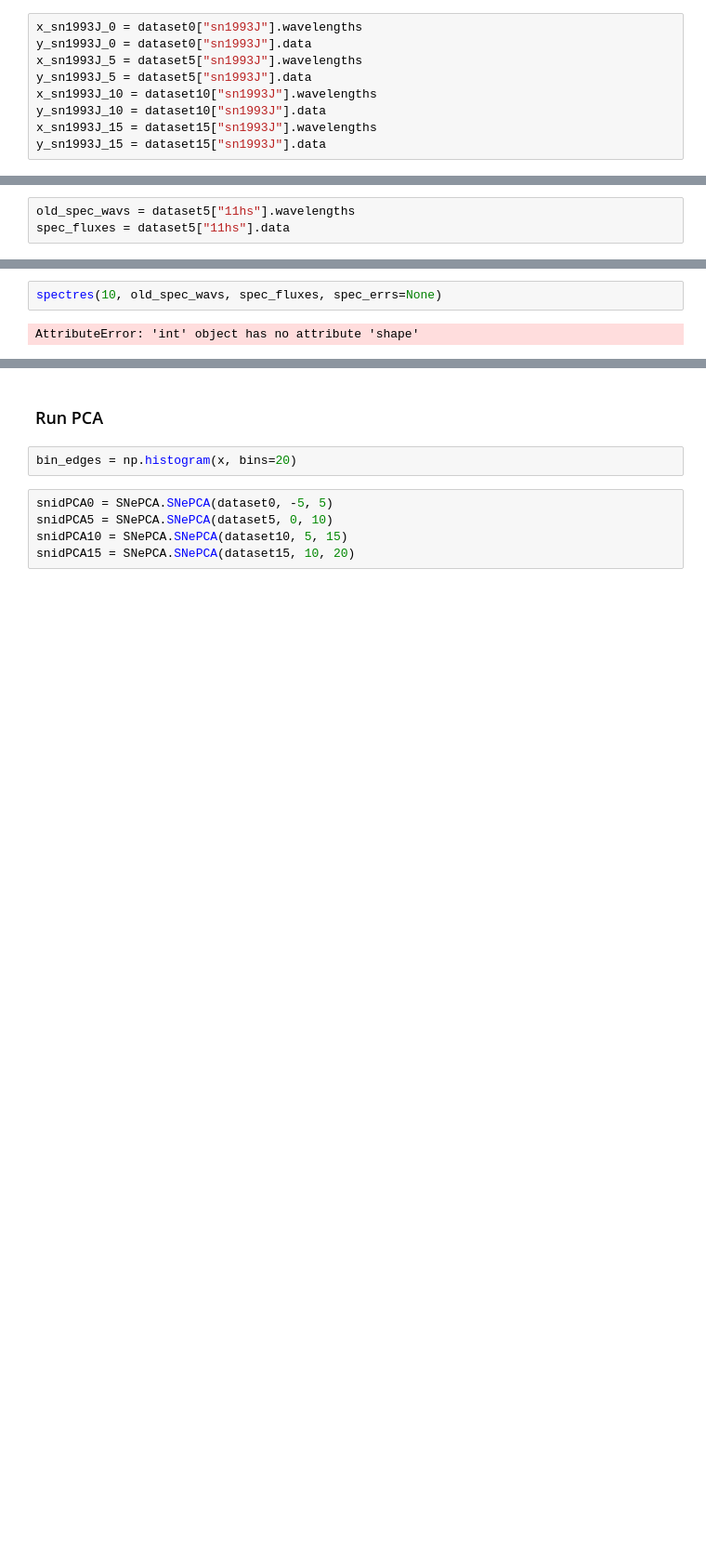
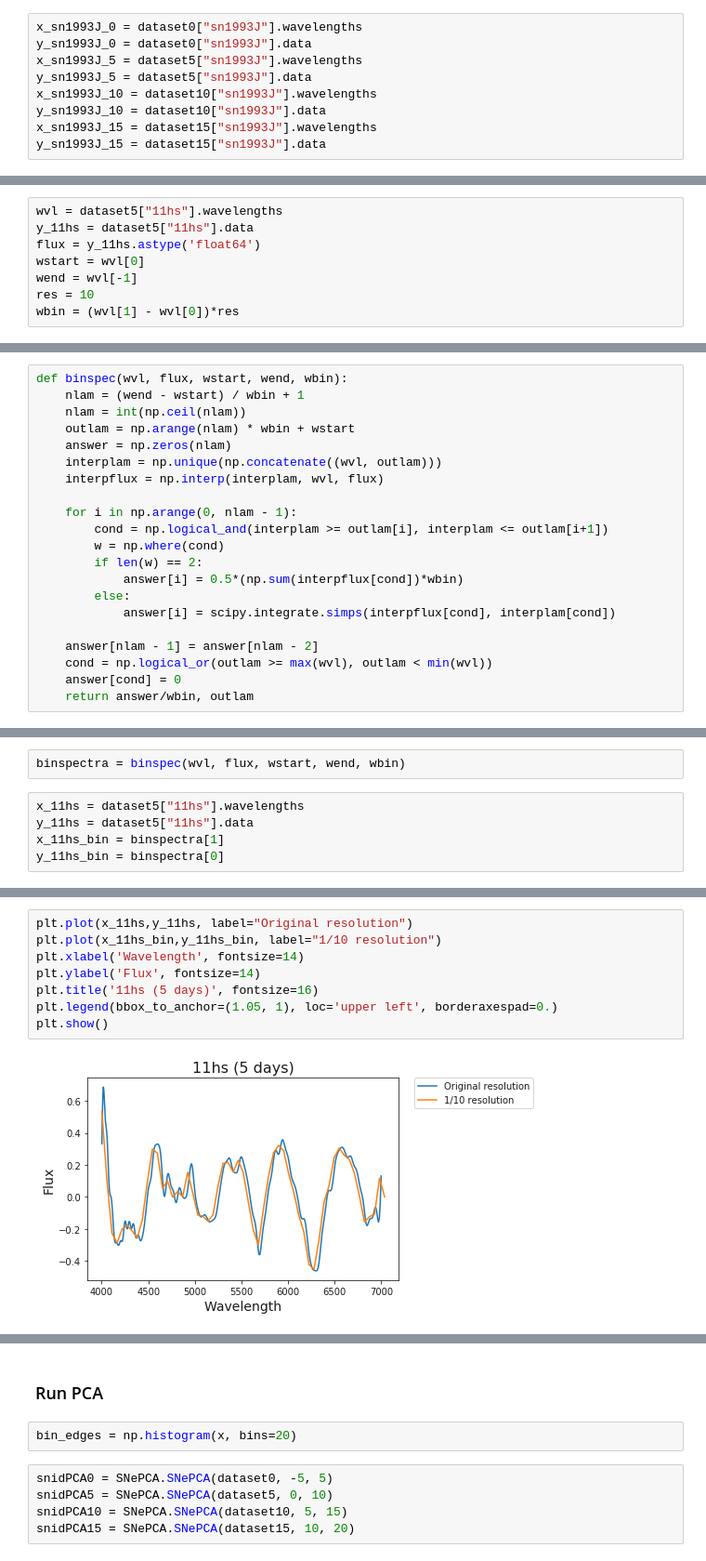
Before and after one commit to umerudel/SESNspectraPCA, a Jupyter notebook: code/binSpectra.ipynb, the cells around one changed output, grey strips where cells are left out. Shown at 93% size. Cells and saved outputs as stored; diff of their text form; blank space fills up the shorter version.

```diff
--- a/code/binSpectra.ipynb
+++ b/code/binSpectra.ipynb
@@ -470,0 +374,8 @@ array([4001.77      , 4012.64640777, 4023.55291262, 4034.48966019,
+# %%
+wvl = dataset5["11hs"].wavelengths
+y_11hs = dataset5["11hs"].data
+flux = y_11hs.astype('float64')
+wstart = wvl[0]
+wend = wvl[-1]
+res = 10
+wbin = (wvl[1] - wvl[0])*res
@@ -470,0 +386,21 @@ array([4001.77      , 4012.64640777, 4023.55291262, 4034.48966019,
+# %%
+def binspec(wvl, flux, wstart, wend, wbin):
+    nlam = (wend - wstart) / wbin + 1
+    nlam = int(np.ceil(nlam))
+    outlam = np.arange(nlam) * wbin + wstart
+    answer = np.zeros(nlam)
+    interplam = np.unique(np.concatenate((wvl, outlam)))
+    interpflux = np.interp(interplam, wvl, flux)
+
+    for i in np.arange(0, nlam - 1):
+        cond = np.logical_and(interplam >= outlam[i], interplam <= outlam[i+1])
+        w = np.where(cond)
+        if len(w) == 2:
+            answer[i] = 0.5*(np.sum(interpflux[cond])*wbin)
+        else:
+            answer[i] = scipy.integrate.simps(interpflux[cond], interplam[cond])
+
+    answer[nlam - 1] = answer[nlam - 2]
+    cond = np.logical_or(outlam >= max(wvl), outlam < min(wvl))
+    answer[cond] = 0
+    return answer/wbin, outlam
@@ -471,3 +426,7 @@ array([4001.77      , 4012.64640777, 4023.55291262, 4034.48966019,
+# %%
+binspectra = binspec(wvl, flux, wstart, wend, wbin)
 # %%
-old_spec_wavs = dataset5["11hs"].wavelengths
-spec_fluxes = dataset5["11hs"].data
+x_11hs = dataset5["11hs"].wavelengths
+y_11hs = dataset5["11hs"].data
+x_11hs_bin = binspectra[1]
+y_11hs_bin = binspectra[0]
@@ -601,4 +433,10 @@ def spectres(new_spec_wavs, old_spec_wavs, spec_fluxes, spec_errs=None):
-# %%
-spectres(10, old_spec_wavs, spec_fluxes, spec_errs=None)
-# %% [output]
-AttributeError: 'int' object has no attribute 'shape'
+# %%
+plt.plot(x_11hs,y_11hs, label="Original resolution")
+plt.plot(x_11hs_bin,y_11hs_bin, label="1/10 resolution")
+plt.xlabel('Wavelength', fontsize=14)
+plt.ylabel('Flux', fontsize=14)
+plt.title('11hs (5 days)', fontsize=16)
+plt.legend(bbox_to_anchor=(1.05, 1), loc='upper left', borderaxespad=0.)
+plt.show()
+# %% [output]
+[figure, added]
```
Also changed, not shown: parts of 65 cells of this notebook.
